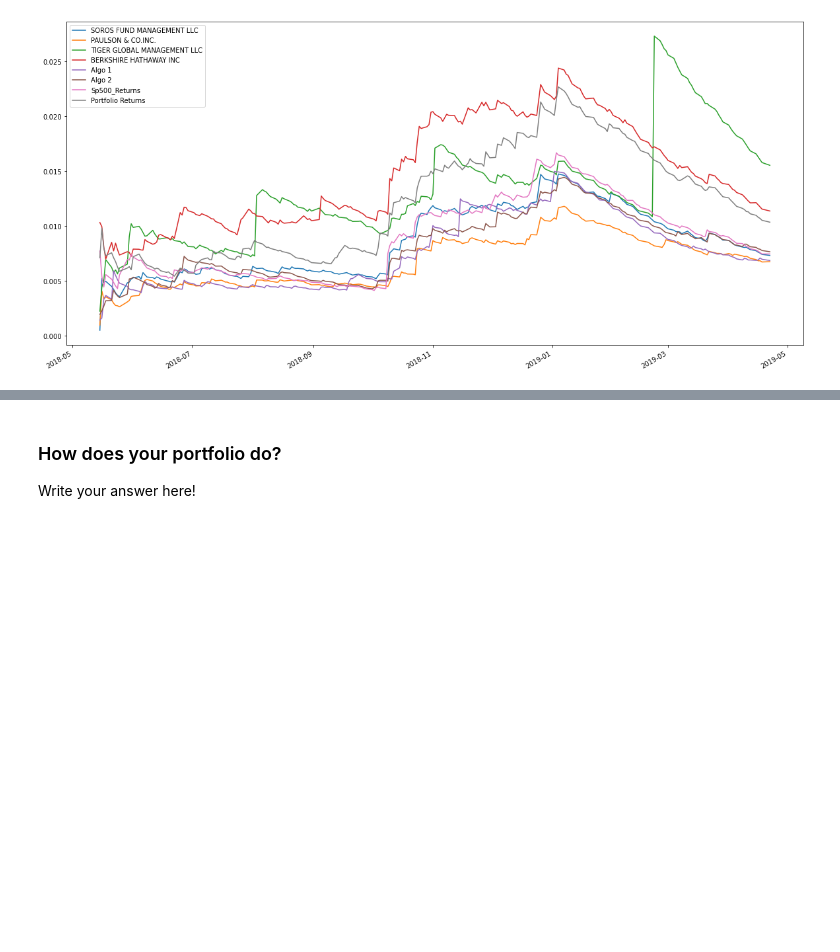
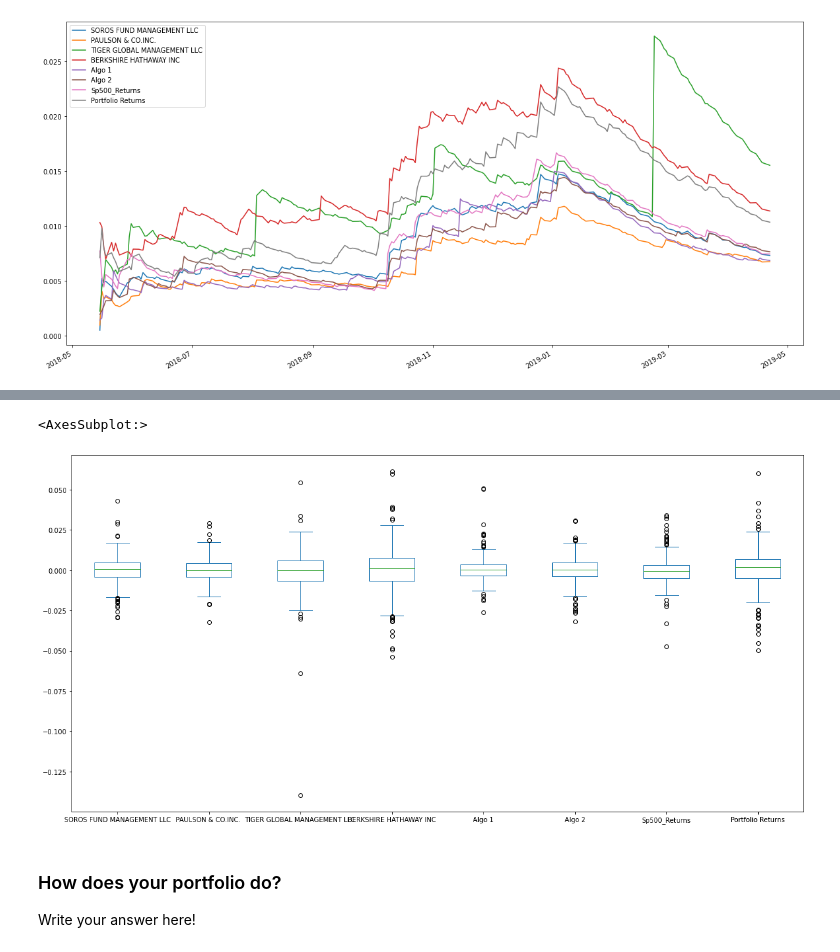
Before and after one commit to Aqui1983/Module_4_challenge, a Jupyter notebook: Module_4_challenge_starter_code/whale_analysis.ipynb, the cells around one changed output, grey strips where cells are left out. Saved outputs shown, nothing was run; the diff lists cells and outputs as text; code cells hidden in the pictures; blank space fills up the shorter version.

```diff
--- a/Module_4_challenge_starter_code/whale_analysis.ipynb
+++ b/Module_4_challenge_starter_code/whale_analysis.ipynb
@@ -635,3 +643,8 @@ combined_ewm.plot(figsize=(20,10))
+# %%
+combined_returns_df.plot.box(figsize=(20,10))
+# %% [output]
+<AxesSubplot:>
+[figure, added]
 # %% [markdown]
 ### How does your portfolio do?
 
```
Also changed, not shown: parts of 2 cells of this notebook.
